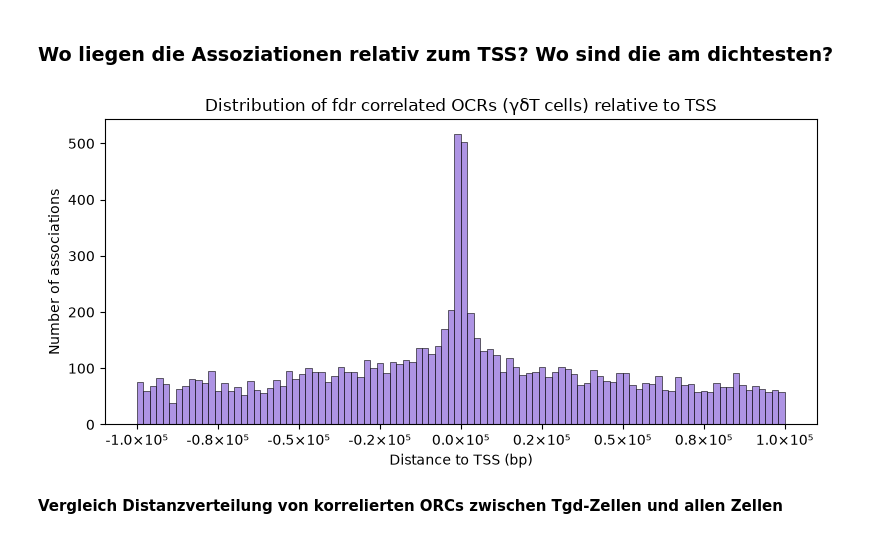
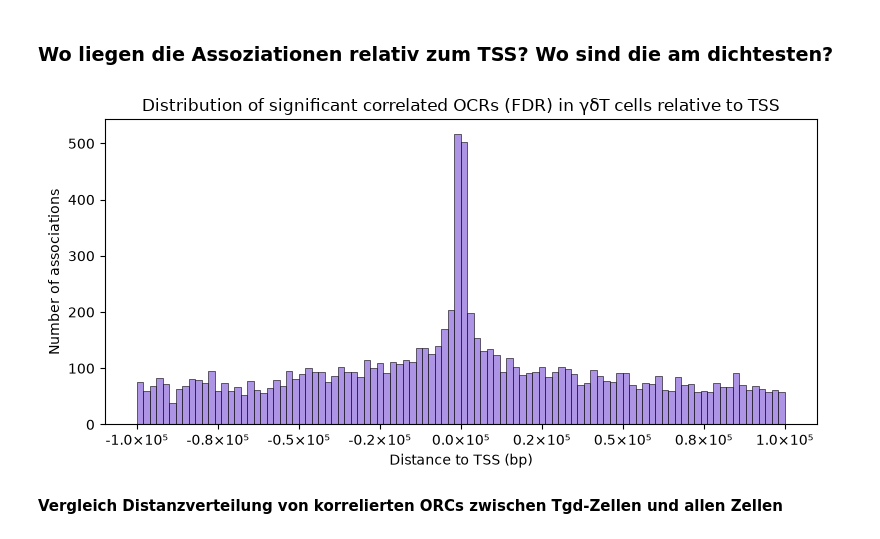
Before and after one commit to datascience-mobi-2026/topic04_team03, a Jupyter notebook: Jupyter_Lotta copy.ipynb, the cells around one changed output. Cells and saved outputs as stored; diff of their text form; code cells hidden in the pictures.

```diff
--- a/Jupyter_Lotta copy.ipynb
+++ b/Jupyter_Lotta copy.ipynb
@@ -1021,27 +1021,27 @@ corr_fdr_all[['peak_id', 'gene', 'r', 'distance']].head()
 # %%
 fig, ax = plt.subplots(figsize=(8, 4))
 
 sns.histplot(
     data=corr_fdr_tgd,        # ganzer DataFrame
     x="distance",              # Spaltenname
     bins=100,
     color="mediumpurple",
     ax=ax
 )
 
 ax.set_xlabel("Distance to TSS (bp)")
 ax.set_ylabel("Number of associations")
-ax.set_title("Distribution of fdr correlated OCRs (γδT cells) relative to TSS")
+ax.set_title("Distribution of significant correlated OCRs (FDR) in γδT cells relative to TSS")
 
 # x-Achse in 100kb-Einheiten wie Yoshida
 ax.xaxis.set_major_formatter(
     plt.FuncFormatter(lambda x, _: f"{x/1e5:.1f}×10⁵")
 )
 
 plt.tight_layout()
 plt.show()
 # %% [output]
-[figure, old version]
+[figure, new version]
 # %% [markdown]
 <b> Vergleich Distanzverteilung von korrelierten ORCs zwischen Tgd-Zellen und allen Zellen
 # %%
```
Also changed, not shown: parts of 3 cells of this notebook, 2 other files.
